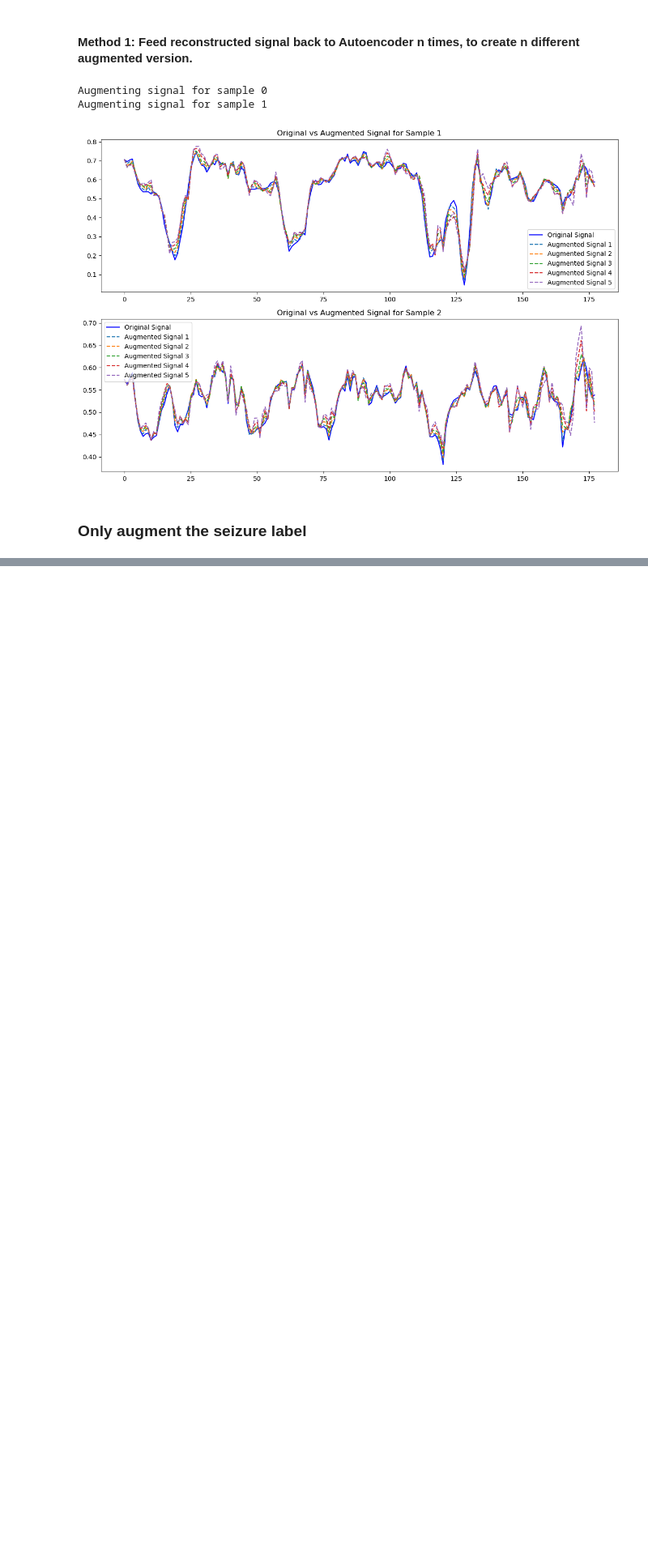
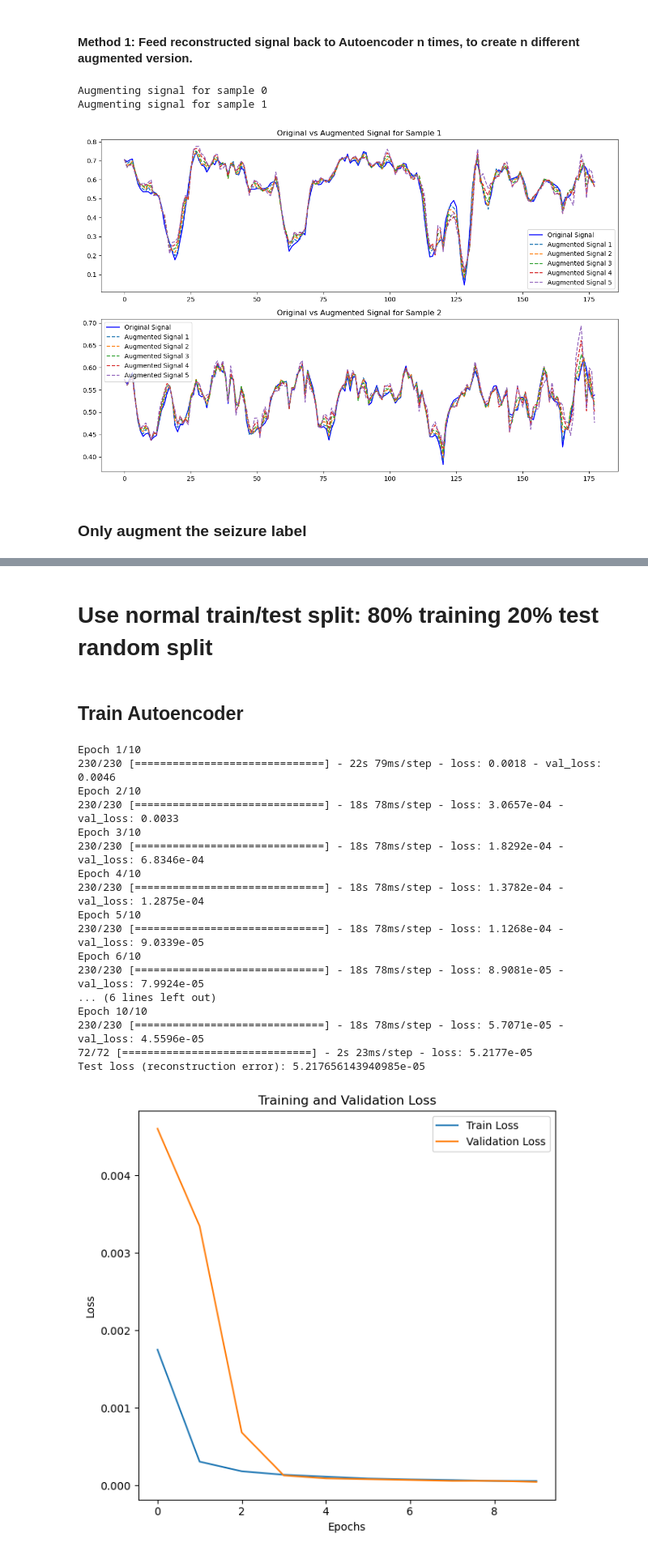
Before and after one commit to Accenture-Northwestern-Capstone/clinical, a Jupyter notebook: clinical_data_augmentation_week6_autoencoder_dropout.ipynb, the cells around one changed output, grey strips where cells are left out. Shown at 81% size. Drawn from its saved outputs; the diff is of its cells as text; code cells hidden in the pictures; blank space fills up the shorter version.

```diff
--- a/clinical_data_augmentation_week6_autoencoder_dropout.ipynb
+++ b/clinical_data_augmentation_week6_autoencoder_dropout.ipynb
@@ -992,0 +995,27 @@ Augmented data saved to augmented_training_data_unbalanced.csv
+# %% [markdown]
+# Use normal train/test split: 80% training 20% test random split
+# %% [markdown]
+## Train Autoencoder
+# %%
+X_train, X_train_scaled, X_test, X_test_scaled, y_train, y_test, scaler = load_train_test_split()
+autoencoder, encoder = train(device, X_train_scaled, X_test_scaled, epochs=10, batch_size=32, one_d_dropout_rate=0, two_d_dropout_rate=0)
+visualize(X_test[0], X_test_scaled[0], autoencoder, scaler)
+# %% [output]
+Epoch 1/10
+230/230 [==============================] - 22s 79ms/step - loss: 0.0018 - val_loss: 0.0046
+Epoch 2/10
+230/230 [==============================] - 18s 78ms/step - loss: 3.0657e-04 - val_loss: 0.0033
+Epoch 3/10
+230/230 [==============================] - 18s 78ms/step - loss: 1.8292e-04 - val_loss: 6.8346e-04
+Epoch 4/10
+230/230 [==============================] - 18s 78ms/step - loss: 1.3782e-04 - val_loss: 1.2875e-04
+Epoch 5/10
+230/230 [==============================] - 18s 78ms/step - loss: 1.1268e-04 - val_loss: 9.0339e-05
+Epoch 6/10
+230/230 [==============================] - 18s 78ms/step - loss: 8.9081e-05 - val_loss: 7.9924e-05
+... (6 lines left out)
+Epoch 10/10
+230/230 [==============================] - 18s 78ms/step - loss: 5.7071e-05 - val_loss: 4.5596e-05
+72/72 [==============================] - 2s 23ms/step - loss: 5.2177e-05
+Test loss (reconstruction error): 5.217656143940985e-05
+[figure, added]
```
Also changed, not shown: parts of 27 cells of this notebook.
